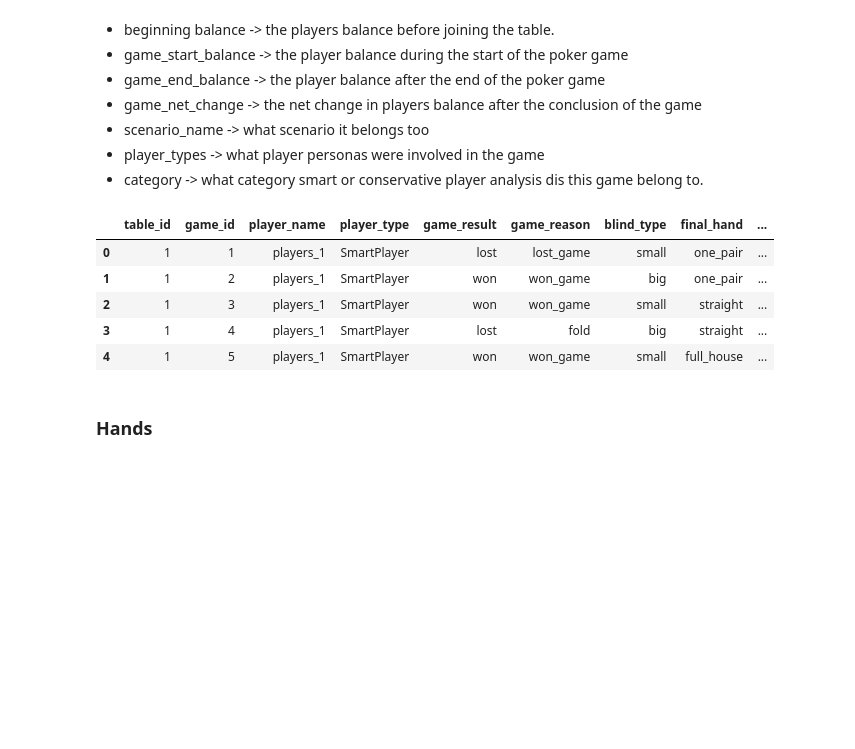
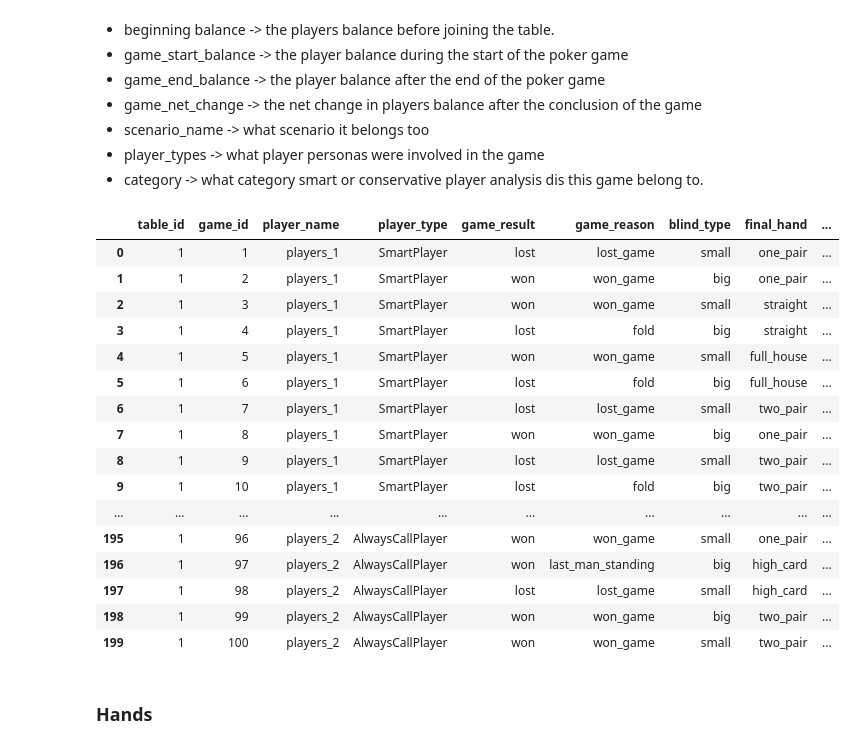
Before and after one commit to Silber8806/PokerPro, a Jupyter notebook: source_code/analysis/Poker Simulation Analysis.ipynb, the cells around one changed output. Cells and saved outputs as stored; diff of their text form; code cells hidden in the pictures; blank space fills up the shorter version.

```diff
--- a/source_code/analysis/Poker Simulation Analysis.ipynb
+++ b/source_code/analysis/Poker Simulation Analysis.ipynb
@@ -101,14 +102,25 @@ Fields:
 * player_types -> what player personas were involved in the game
 * category -> what category smart or conservative player analysis dis this game belong to.
 # %%
-games.head(5)
+games.head(200)
 # %% [output]
 |  | table_id | game_id | player_name | player_type | game_result | game_reason | blind_type | final_hand | ... |
 | 0 | 1 | 1 | players_1 | SmartPlayer | lost | lost_game | small | one_pair | ... |
 | 1 | 1 | 2 | players_1 | SmartPlayer | won | won_game | big | one_pair | ... |
 | 2 | 1 | 3 | players_1 | SmartPlayer | won | won_game | small | straight | ... |
 | 3 | 1 | 4 | players_1 | SmartPlayer | lost | fold | big | straight | ... |
 | 4 | 1 | 5 | players_1 | SmartPlayer | won | won_game | small | full_house | ... |
+| 5 | 1 | 6 | players_1 | SmartPlayer | lost | fold | big | full_house | ... |
+| 6 | 1 | 7 | players_1 | SmartPlayer | lost | lost_game | small | two_pair | ... |
+| 7 | 1 | 8 | players_1 | SmartPlayer | won | won_game | big | one_pair | ... |
+| 8 | 1 | 9 | players_1 | SmartPlayer | lost | lost_game | small | two_pair | ... |
+| 9 | 1 | 10 | players_1 | SmartPlayer | lost | fold | big | two_pair | ... |
+| ... | ... | ... | ... | ... | ... | ... | ... | ... | ... |
+| 195 | 1 | 96 | players_2 | AlwaysCallPlayer | won | won_game | small | one_pair | ... |
+| 196 | 1 | 97 | players_2 | AlwaysCallPlayer | won | last_man_standing | big | high_card | ... |
+| 197 | 1 | 98 | players_2 | AlwaysCallPlayer | lost | lost_game | small | high_card | ... |
+| 198 | 1 | 99 | players_2 | AlwaysCallPlayer | won | won_game | big | two_pair | ... |
+| 199 | 1 | 100 | players_2 | AlwaysCallPlayer | won | won_game | small | two_pair | ... |
 # %% [markdown]
 ### Hands
 # %% [markdown]
```
Also changed, not shown: parts of 2 cells of this notebook, 1 other file.
